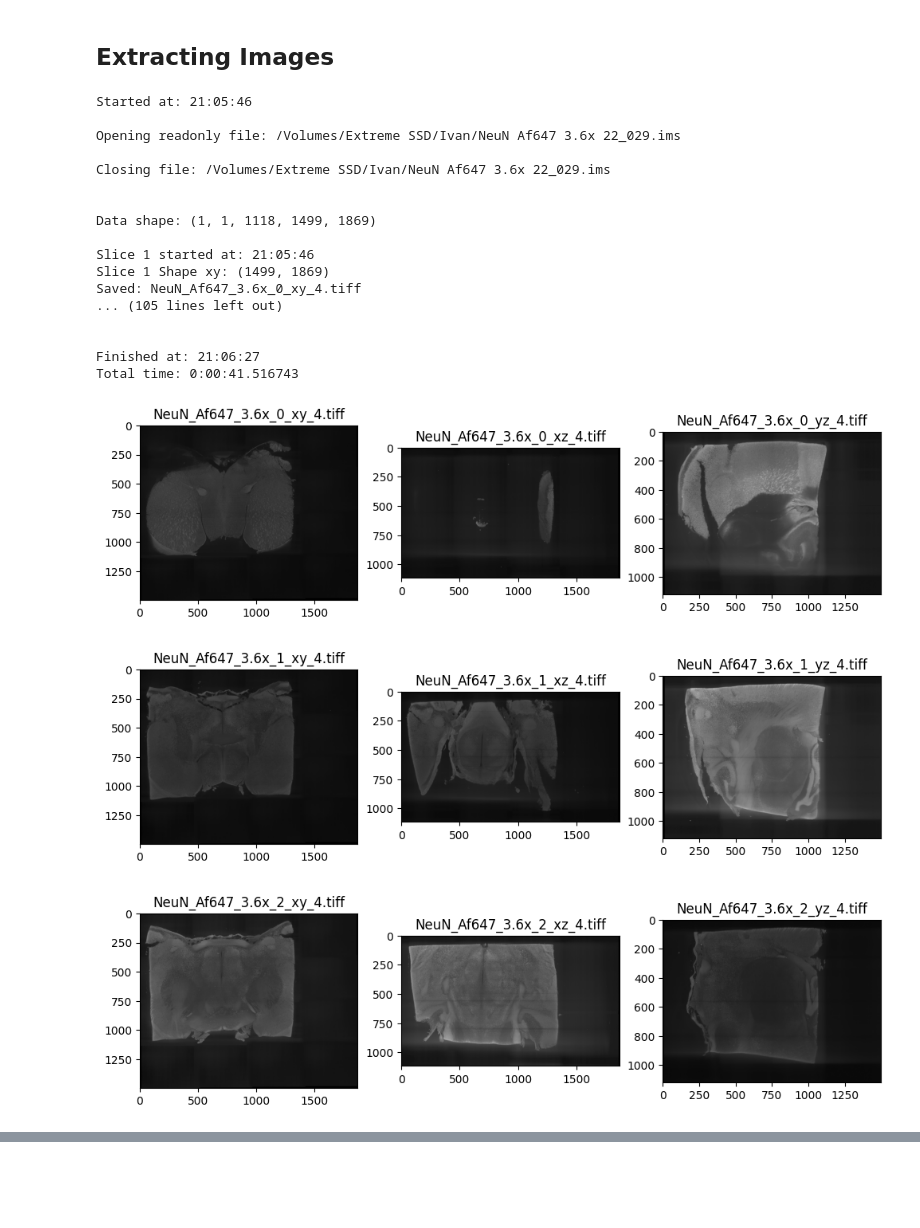
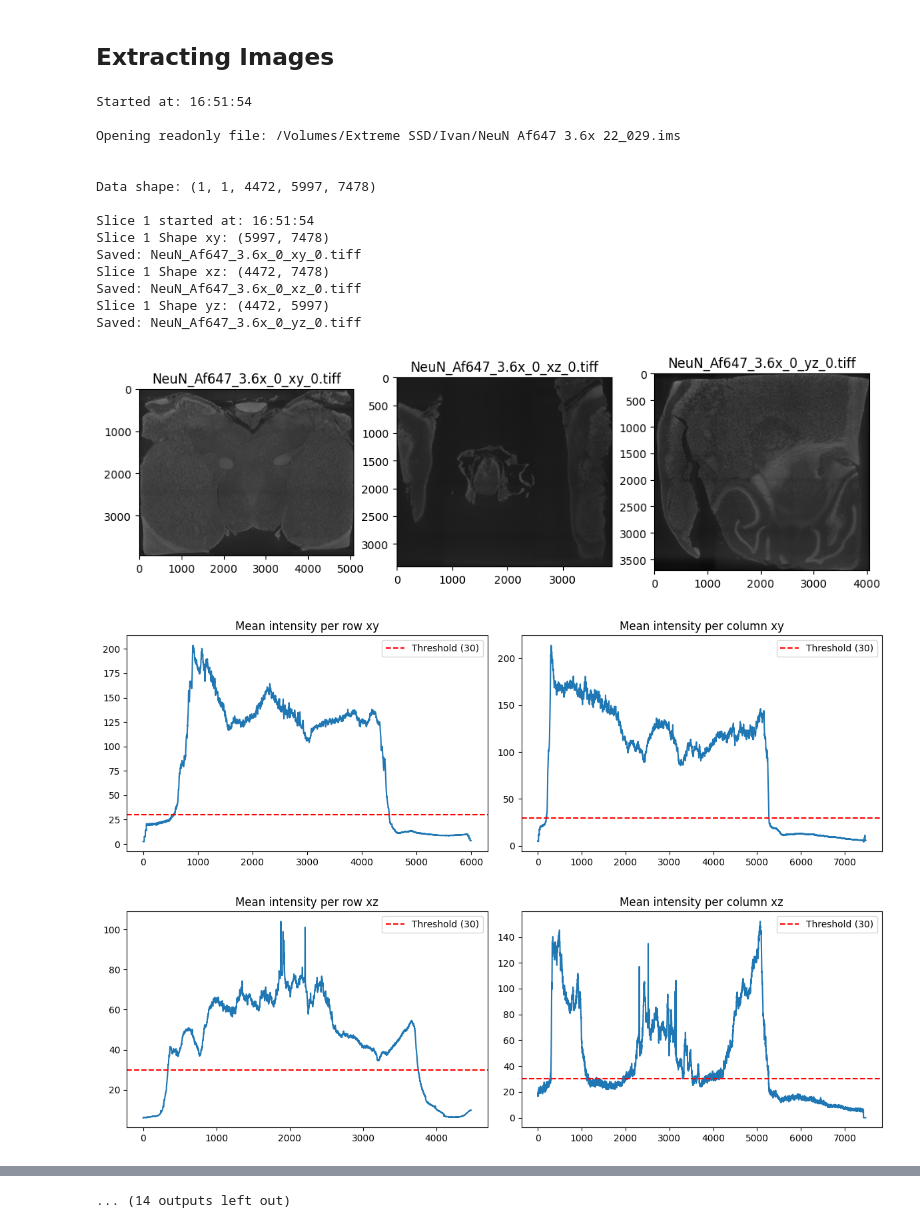
Before and after one commit to iacedoagui/imaris-cross-section, a Jupyter notebook: code/Extract.ipynb, the cells around one changed output, grey strips where cells are left out. Drawn from its saved outputs; the diff is of its cells as text; code cells hidden in the pictures; blank space fills up the shorter version.

```diff
--- a/code/Extract.ipynb
+++ b/code/Extract.ipynb
@@ -31,10 +32,10 @@ import numpy as np
 # %% [markdown]
 ## Extracting Images
 # %%
-count = 4 #What number of image set it is
-res = 2 # 0 - 5, Not the highest resolution to help segmentation work better
-n_slices = 10 #Number of images
-thickness = 30
+count = 0 #What number of image set it is
+res = 0 # 0 - 5, Not the highest resolution to help segmentation work better
+n_slices = 5 #Number of images
+thickness = 15
 
 path = "/Volumes/Extreme SSD/Ivan/NeuN Af647 3.6x 22_029.ims" #Path to Imaris file
 # %%
@@ -92,48 +127,48 @@ for i in range(n_slices):
     save_cross(slice_xy[::-1], f"NeuN_Af647_3.6x_{i}_xy_{count}.tiff") #Create Image
 
     print(f"Slice {(i+1)} Shape xz: {slice_xz.shape}")
     save_cross(slice_xz[::-1], f"NeuN_Af647_3.6x_{i}_xz_{count}.tiff") #Create Image
 
     print(f"Slice {(i+1)} Shape yz: {slice_yz.shape}")
     save_cross(slice_yz[::-1], f"NeuN_Af647_3.6x_{i}_yz_{count}.tiff") #Create Image
 
     fig, ax = plt.subplots(1, 3, figsize=(12, 5))
-    ax[0].imshow(gamma_corr(slice_xy,0.3), cmap='gray')
+    ax[0].imshow(gamma_corr(crop(slice_xy),0.3), cmap='gray')
     ax[0].set_title(f"NeuN_Af647_3.6x_{i}_xy_{count}.tiff")
-    ax[1].imshow(gamma_corr(slice_xz,0.3), cmap='gray')
+    ax[1].imshow(gamma_corr(crop(slice_xz),0.3), cmap='gray')
     ax[1].set_title(f"NeuN_Af647_3.6x_{i}_xz_{count}.tiff")
-    ax[2].imshow(gamma_corr(slice_yz,0.3), cmap='gray')
+    ax[2].imshow(gamma_corr(crop(slice_yz),0.3), cmap='gray')
     ax[2].set_title(f"NeuN_Af647_3.6x_{i}_yz_{count}.tiff")
+    plot_row_col_sums(slice_xy, 30, 'xy')
+    plot_row_col_sums(slice_xz, 30, 'xz')
+    plot_row_col_sums(slice_yz, 30, 'yz')
 
     del slice_xy #Delete array from memory
     del slice_xz #Delete array from memory
     del slice_yz #Delete array from memory
 
     end_t = datetime.now()
     print(f"Slice {(i+1)} finished at: {end_t.strftime('%H:%M:%S')}")
     print(f"Total slice time: {end_t - start_t}\n")
 
 end = datetime.now()
 print(f"\nFinished at: {end.strftime('%H:%M:%S')}")
 print(f"Total time: {end - start}")
 # %% [output]
-Started at: 21:05:46
+Started at: 16:51:54
 
 Opening readonly file: /Volumes/Extreme SSD/Ivan/NeuN Af647 3.6x 22_029.ims
 
-Closing file: /Volumes/Extreme SSD/Ivan/NeuN Af647 3.6x 22_029.ims
 
+Data shape: (1, 1, 4472, 5997, 7478)
 
-Data shape: (1, 1, 1118, 1499, 1869)
-
-Slice 1 started at: 21:05:46
-Slice 1 Shape xy: (1499, 1869)
-Saved: NeuN_Af647_3.6x_0_xy_4.tiff
-... (105 lines left out)
-
-
-Finished at: 21:06:27
-Total time: 0:00:41.516743
+Slice 1 started at: 16:51:54
+Slice 1 Shape xy: (5997, 7478)
+Saved: NeuN_Af647_3.6x_0_xy_0.tiff
+Slice 1 Shape xz: (4472, 7478)
+Saved: NeuN_Af647_3.6x_0_xz_0.tiff
+Slice 1 Shape yz: (4472, 5997)
+Saved: NeuN_Af647_3.6x_0_yz_0.tiff
-[figure, old version]
+[figure, new version]
-[figure, old version]
+[figure, new version]
-[figure, old version]
+[figure, new version]
@@ -146,0 +203 @@ Total time: 0:00:41.516743
+... (14 outputs left out)
```
Also changed, not shown: parts of 12 cells of this notebook, 2 other files.
